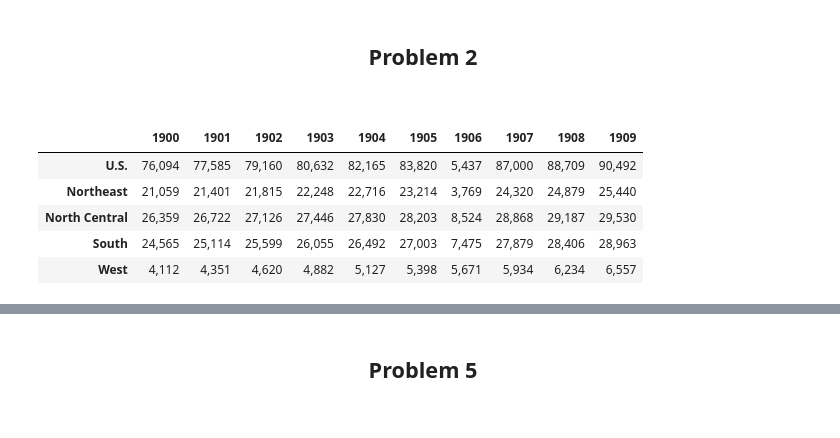
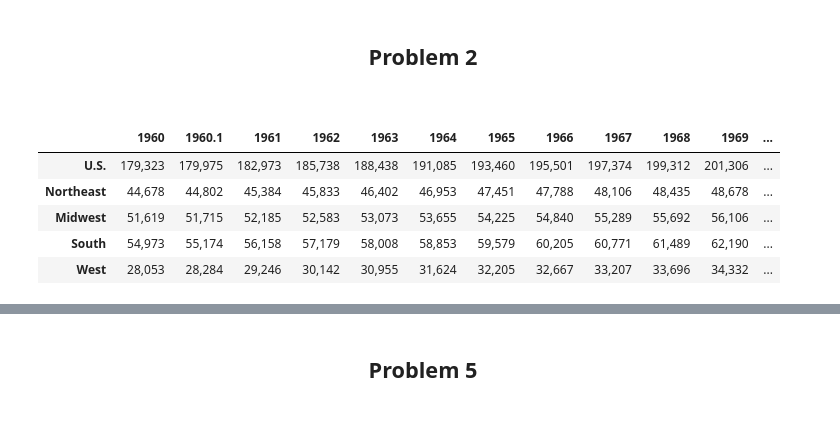
Before and after one commit to AnilKumarTeegala/DSE220_Machine_Learning, a Jupyter notebook: IPynb/1_AssignGalarnykMichael.ipynb, the cells around one changed output, grey strips where cells are left out. Saved outputs shown, nothing was run; the diff lists cells and outputs as text; code cells hidden in the pictures.

```diff
--- a/IPynb/1_AssignGalarnykMichael.ipynb
+++ b/IPynb/1_AssignGalarnykMichael.ipynb
@@ -219,20 +219,18 @@ weather[(weather['play'] == 0)].plot(kind='scatter', x='humidity', y='temperatur
 # %% [markdown]
 <h2 align="center"> Problem 2</h2><br>
 # %%
-!cat data/st0009ts.txt | grep '[1][9][0-9][0-9]   ' >> data/f1.txt
-!size=$(cat data/st0009ts.txt | grep -n 'U.S. \| US &[0-9]' \
+!size=$(cat data/st6070ts.txt | grep -n 'U.S. \| US &[0-9]' \
 | grep -Eo '^[^:]+'); \
 ending_line=$((${size}-2 )); \
-sed "1,$ending_line d" data/st0009ts_copy.txt >> data/f1.txt
-f1 = pd.read_fwf('data/f1.txt', index_col=0); # index col = 0 makes first column index
-#f1.columns = [str(1900 + i) for i in xrange(10)]
+sed "1,$(($ending_line -1))d" data/st6070ts.txt >> data/f6.txt
+f1 = pd.read_fwf('data/f6.txt', index_col=0); # index col = 0 makes first column index
 f1 = f1.dropna()
 f1.head()
 # %% [output]
-|  | 1900 | 1901 | 1902 | 1903 | 1904 | 1905 | 1906 | 1907 | 1908 | 1909 |
-| U.S. | 76,094 | 77,585 | 79,160 | 80,632 | 82,165 | 83,820 | 5,437 | 87,000 | 88,709 | 90,492 |
-| Northeast | 21,059 | 21,401 | 21,815 | 22,248 | 22,716 | 23,214 | 3,769 | 24,320 | 24,879 | 25,440 |
-| North Central | 26,359 | 26,722 | 27,126 | 27,446 | 27,830 | 28,203 | 8,524 | 28,868 | 29,187 | 29,530 |
-| South | 24,565 | 25,114 | 25,599 | 26,055 | 26,492 | 27,003 | 7,475 | 27,879 | 28,406 | 28,963 |
-| West | 4,112 | 4,351 | 4,620 | 4,882 | 5,127 | 5,398 | 5,671 | 5,934 | 6,234 | 6,557 |
+|  | 1960 | 1960.1 | 1961 | 1962 | 1963 | 1964 | 1965 | 1966 | 1967 | 1968 | 1969 | ... |
+| U.S. | 179,323 | 179,975 | 182,973 | 185,738 | 188,438 | 191,085 | 193,460 | 195,501 | 197,374 | 199,312 | 201,306 | ... |
+| Northeast | 44,678 | 44,802 | 45,384 | 45,833 | 46,402 | 46,953 | 47,451 | 47,788 | 48,106 | 48,435 | 48,678 | ... |
+| Midwest | 51,619 | 51,715 | 52,185 | 52,583 | 53,073 | 53,655 | 54,225 | 54,840 | 55,289 | 55,692 | 56,106 | ... |
+| South | 54,973 | 55,174 | 56,158 | 57,179 | 58,008 | 58,853 | 59,579 | 60,205 | 60,771 | 61,489 | 62,190 | ... |
+| West | 28,053 | 28,284 | 29,246 | 30,142 | 30,955 | 31,624 | 32,205 | 32,667 | 33,207 | 33,696 | 34,332 | ... |
 # %%
```
Also changed, not shown: parts of 6 cells of this notebook, 4 other files.
